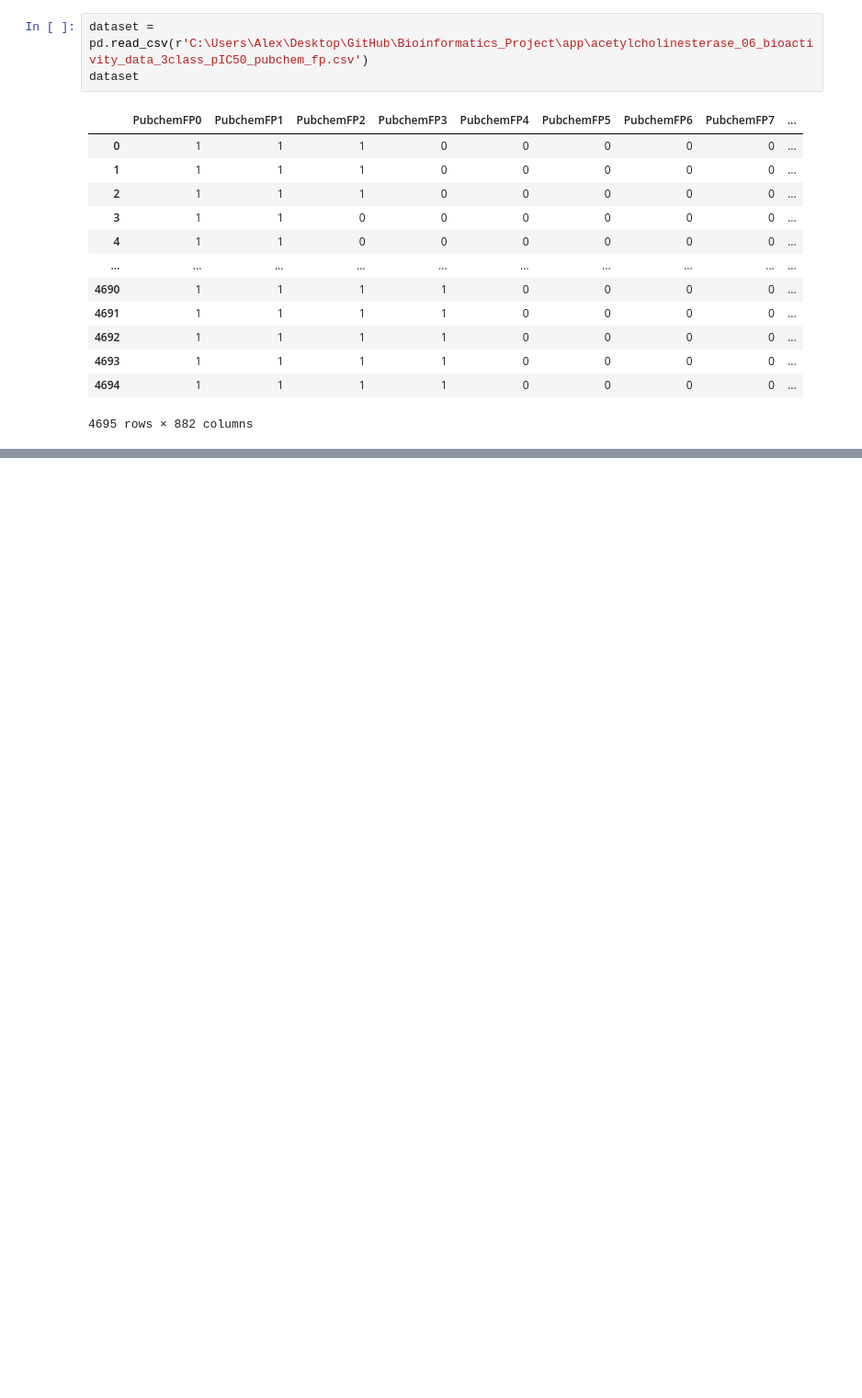
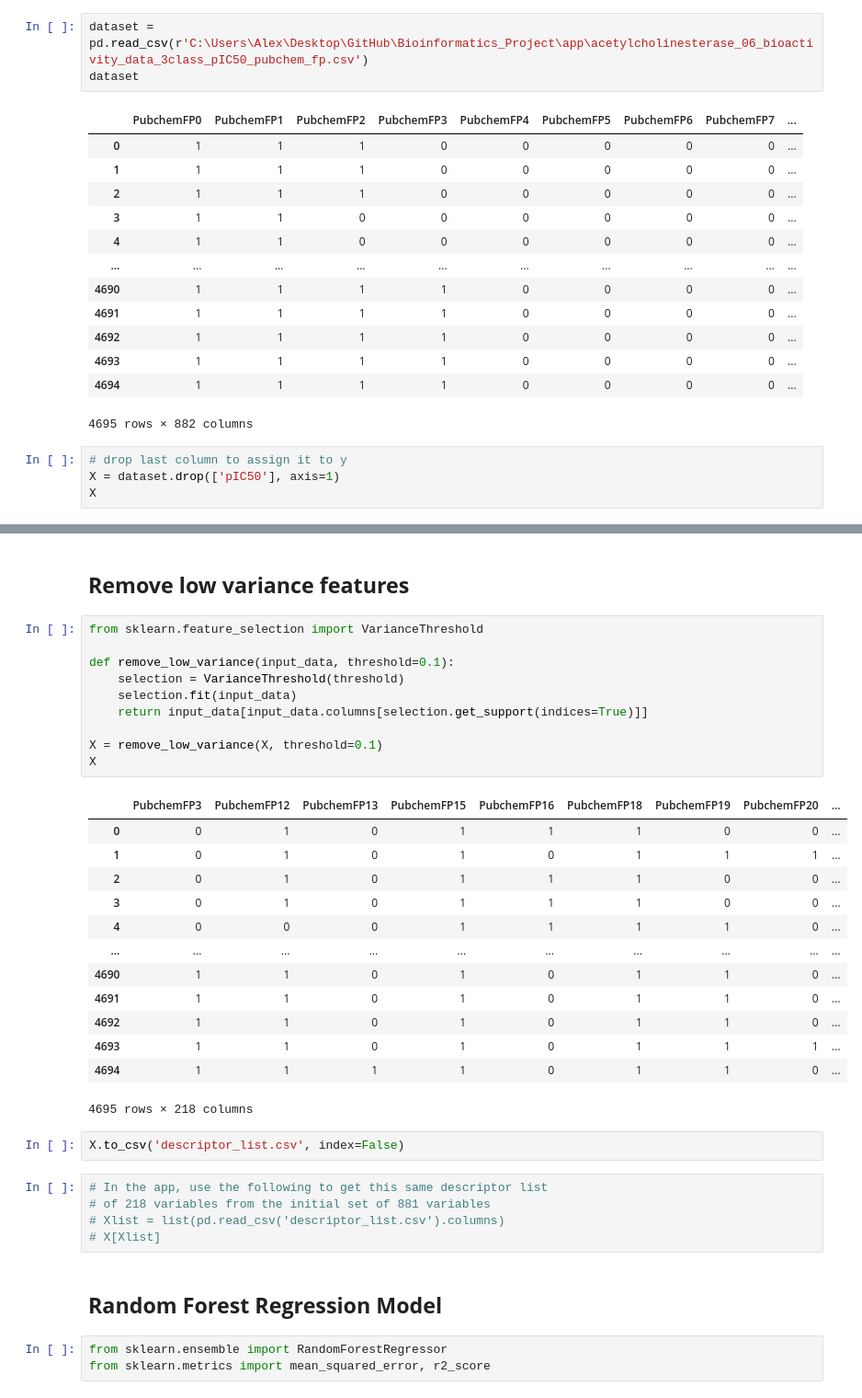
Before and after one commit to Alex-Catalin21/Bioinformatics_Project, a Jupyter notebook: app/bioactivity_prediction_app.ipynb, the cells around one changed output, grey strips where cells are left out. Shown: that part at 92% size. Saved outputs shown, nothing was run; the diff lists cells and outputs as text; blank space fills up the shorter version.

```diff
--- a/app/bioactivity_prediction_app.ipynb
+++ b/app/bioactivity_prediction_app.ipynb
@@ -22,3 +27,7 @@ dataset
 | 4693 | 1 | 1 | 1 | 1 | 0 | 0 | 0 | 0 | ... |
 | 4694 | 1 | 1 | 1 | 1 | 0 | 0 | 0 | 0 | ... |
 4695 rows × 882 columns
+# %%
+# drop last column to assign it to y
+X = dataset.drop(['pIC50'], axis=1)
+X
@@ -24,0 +64,38 @@ dataset
+# %% [markdown]
+<h2><b>Remove low variance features</b></h2>
+# %%
+from sklearn.feature_selection import VarianceThreshold
+
+def remove_low_variance(input_data, threshold=0.1):
+    selection = VarianceThreshold(threshold)
+    selection.fit(input_data)
+    return input_data[input_data.columns[selection.get_support(indices=True)]]
+
+X = remove_low_variance(X, threshold=0.1)
+X
+# %% [output]
+|  | PubchemFP3 | PubchemFP12 | PubchemFP13 | PubchemFP15 | PubchemFP16 | PubchemFP18 | PubchemFP19 | PubchemFP20 | ... |
+| 0 | 0 | 1 | 0 | 1 | 1 | 1 | 0 | 0 | ... |
+| 1 | 0 | 1 | 0 | 1 | 0 | 1 | 1 | 1 | ... |
+| 2 | 0 | 1 | 0 | 1 | 1 | 1 | 0 | 0 | ... |
+| 3 | 0 | 1 | 0 | 1 | 1 | 1 | 0 | 0 | ... |
+| 4 | 0 | 0 | 0 | 1 | 1 | 1 | 1 | 0 | ... |
+| ... | ... | ... | ... | ... | ... | ... | ... | ... | ... |
+| 4690 | 1 | 1 | 0 | 1 | 0 | 1 | 1 | 0 | ... |
+| 4691 | 1 | 1 | 0 | 1 | 0 | 1 | 1 | 0 | ... |
+| 4692 | 1 | 1 | 0 | 1 | 0 | 1 | 1 | 0 | ... |
+| 4693 | 1 | 1 | 0 | 1 | 0 | 1 | 1 | 1 | ... |
+| 4694 | 1 | 1 | 1 | 1 | 0 | 1 | 1 | 0 | ... |
+4695 rows × 218 columns
+# %%
+X.to_csv('descriptor_list.csv', index=False)
+# %%
+# In the app, use the following to get this same descriptor list
+# of 218 variables from the initial set of 881 variables
+# Xlist = list(pd.read_csv('descriptor_list.csv').columns)
+# X[Xlist]
+# %% [markdown]
+<h2><b>Random Forest Regression Model</b></h2>
+# %%
+from sklearn.ensemble import RandomForestRegressor
+from sklearn.metrics import mean_squared_error, r2_score
```
Also changed, not shown: parts of 15 cells of this notebook, 25 other files.
